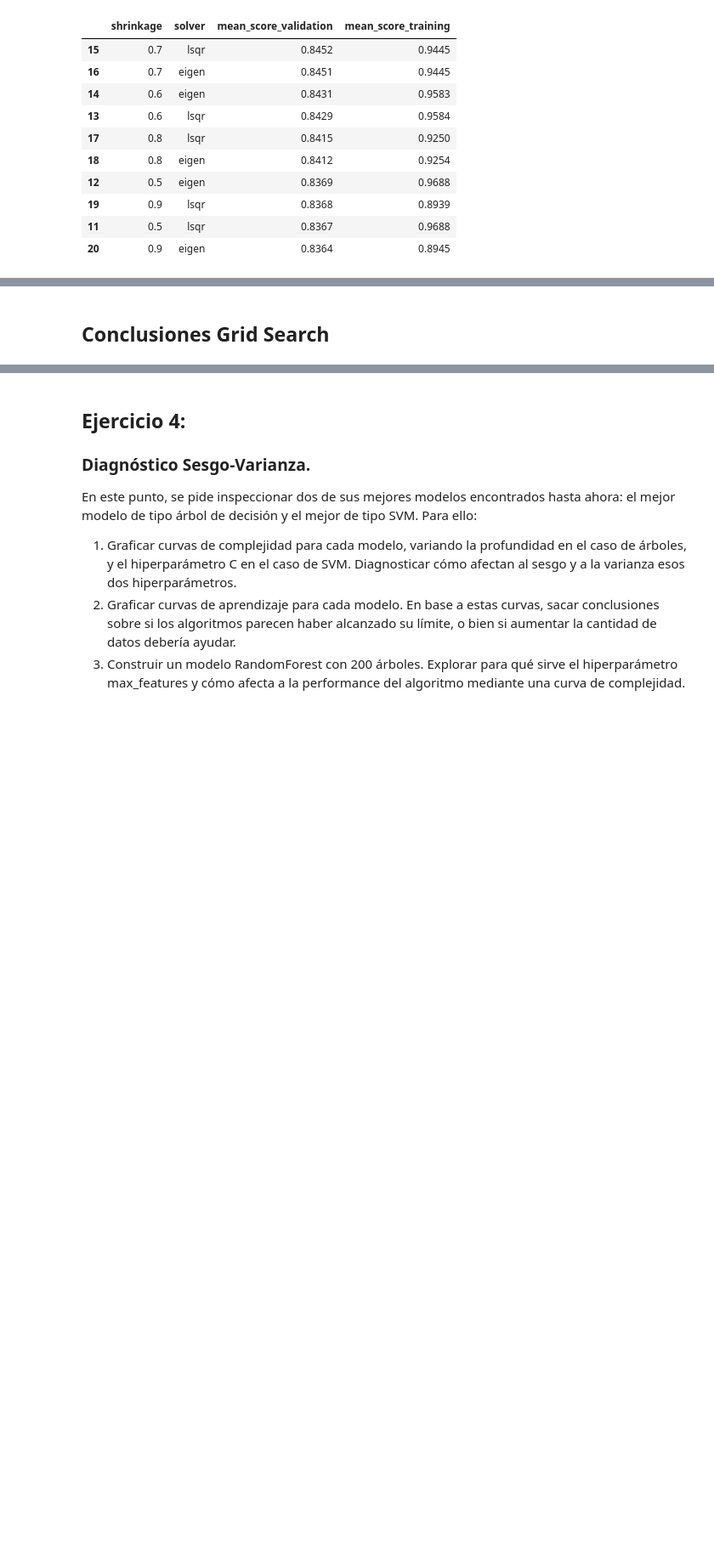
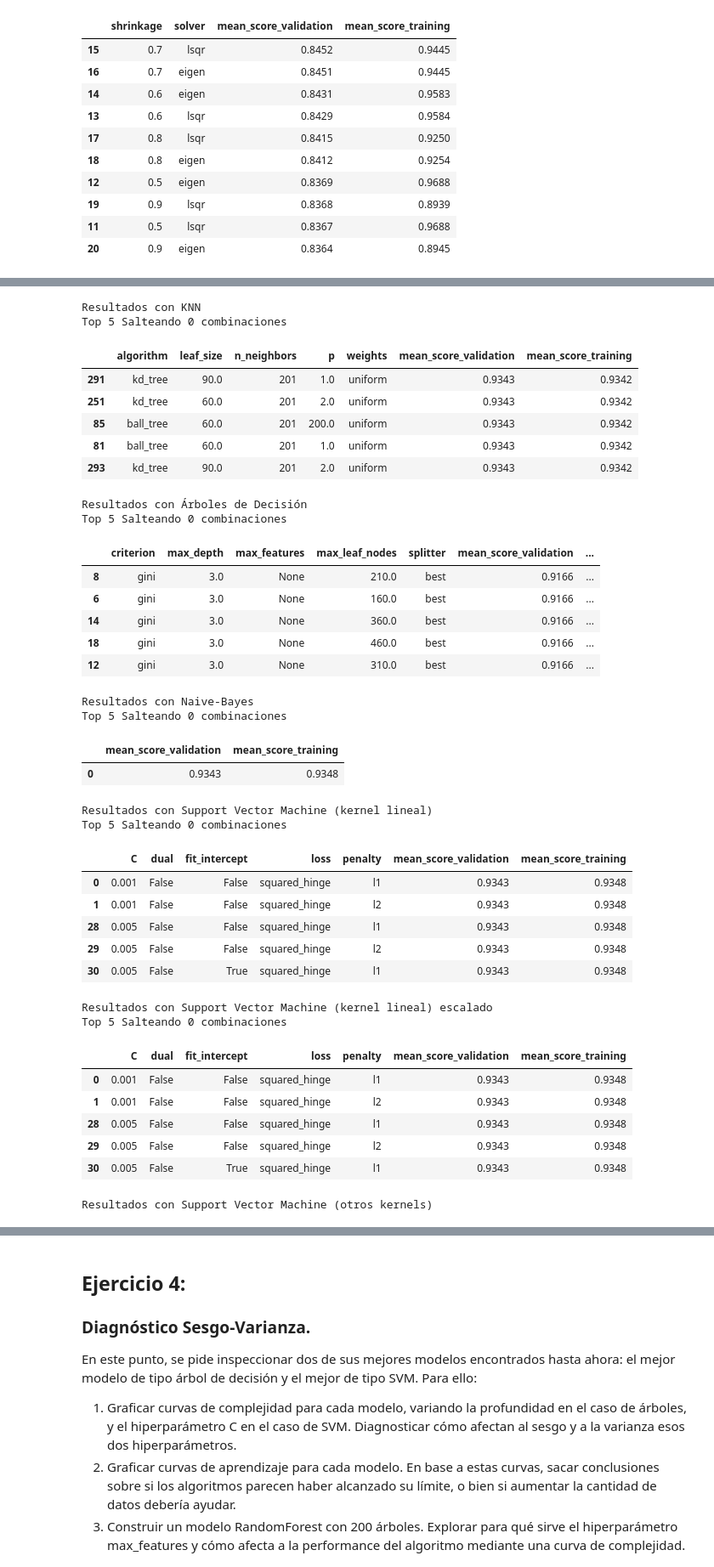
Before and after one commit to BrianBohe/aa-notebooks, a Jupyter notebook: TP1/TP1.ipynb, the cells around one changed output, grey strips where cells are left out. Shown at 85% size. Cells and saved outputs as stored; diff of their text form; code cells hidden in the pictures; blank space fills up the shorter version.

```diff
--- a/TP1/TP1.ipynb
+++ b/TP1/TP1.ipynb
@@ -933,2 +960,66 @@ Top 5 Salteando 0 combinaciones
-# %% [markdown]
-## Conclusiones Grid Search
+# %%
+# print results with every other classifier
+print('Resultados con KNN')
+grid_knn_transformed = knn_grid_search_parametrization(X_train_transformed, Y_train_np)
+top_results(grid_knn_transformed)
+
+print('Resultados con Árboles de Decisión')
+grid_tree_transformed = tree_grid_search_parametrization(X_train_transformed, Y_train_np)
+top_results(grid_tree_transformed)
+
+print('Resultados con Naive-Bayes')
+grid_naive_transformed = naive_bayes_grid_search_parametrization(X_train_transformed, Y_train_np)
+top_results(grid_naive_transformed)
+
+print('Resultados con Support Vector Machine (kernel lineal)')
+grid_svm_lineal_transformed = support_vector_machine_grid_serch_parametrization(X_train_transformed, Y_train_np)
+top_results(grid_svm_lineal_transformed)
+
+print('Resultados con Support Vector Machine (kernel lineal) escalado')
+X_train_transformed_scalated = sklearn.preprocessing.normalize(X_train_transformed, axis=0, norm='max')
+grid_svm_lineal_transformed = support_vector_machine_grid_serch_parametrization(X_train_transformed, Y_train_np)
+top_results(grid_svm_lineal_transformed)
+
+print('Resultados con Support Vector Machine (otros kernels)')
+grid_svm_generic_transformed = generic_support_vector_machine_grid_search_parametrization(
+    X_train_transformed, Y_train_np
+)
+top_results(grid_svm_generic_transformed)
+# %% [output]
+Resultados con KNN
+Top 5 Salteando 0 combinaciones
+|  | algorithm | leaf_size | n_neighbors | p | weights | mean_score_validation | mean_score_training |
+| 291 | kd_tree | 90.0 | 201 | 1.0 | uniform | 0.9343 | 0.9342 |
+| 251 | kd_tree | 60.0 | 201 | 2.0 | uniform | 0.9343 | 0.9342 |
+| 85 | ball_tree | 60.0 | 201 | 200.0 | uniform | 0.9343 | 0.9342 |
+| 81 | ball_tree | 60.0 | 201 | 1.0 | uniform | 0.9343 | 0.9342 |
+| 293 | kd_tree | 90.0 | 201 | 2.0 | uniform | 0.9343 | 0.9342 |
+Resultados con Árboles de Decisión
+Top 5 Salteando 0 combinaciones
+|  | criterion | max_depth | max_features | max_leaf_nodes | splitter | mean_score_validation | ... |
+| 8 | gini | 3.0 | None | 210.0 | best | 0.9166 | ... |
+| 6 | gini | 3.0 | None | 160.0 | best | 0.9166 | ... |
+| 14 | gini | 3.0 | None | 360.0 | best | 0.9166 | ... |
+| 18 | gini | 3.0 | None | 460.0 | best | 0.9166 | ... |
+| 12 | gini | 3.0 | None | 310.0 | best | 0.9166 | ... |
+Resultados con Naive-Bayes
+Top 5 Salteando 0 combinaciones
+|  | mean_score_validation | mean_score_training |
+| 0 | 0.9343 | 0.9348 |
+Resultados con Support Vector Machine (kernel lineal)
+Top 5 Salteando 0 combinaciones
+|  | C | dual | fit_intercept | loss | penalty | mean_score_validation | mean_score_training |
+| 0 | 0.001 | False | False | squared_hinge | l1 | 0.9343 | 0.9348 |
+| 1 | 0.001 | False | False | squared_hinge | l2 | 0.9343 | 0.9348 |
+| 28 | 0.005 | False | False | squared_hinge | l1 | 0.9343 | 0.9348 |
+| 29 | 0.005 | False | False | squared_hinge | l2 | 0.9343 | 0.9348 |
+| 30 | 0.005 | False | True | squared_hinge | l1 | 0.9343 | 0.9348 |
+Resultados con Support Vector Machine (kernel lineal) escalado
+Top 5 Salteando 0 combinaciones
+|  | C | dual | fit_intercept | loss | penalty | mean_score_validation | mean_score_training |
+| 0 | 0.001 | False | False | squared_hinge | l1 | 0.9343 | 0.9348 |
+| 1 | 0.001 | False | False | squared_hinge | l2 | 0.9343 | 0.9348 |
+| 28 | 0.005 | False | False | squared_hinge | l1 | 0.9343 | 0.9348 |
+| 29 | 0.005 | False | False | squared_hinge | l2 | 0.9343 | 0.9348 |
+| 30 | 0.005 | False | True | squared_hinge | l1 | 0.9343 | 0.9348 |
+Resultados con Support Vector Machine (otros kernels)
```
Also changed, not shown: parts of 16 cells of this notebook.
